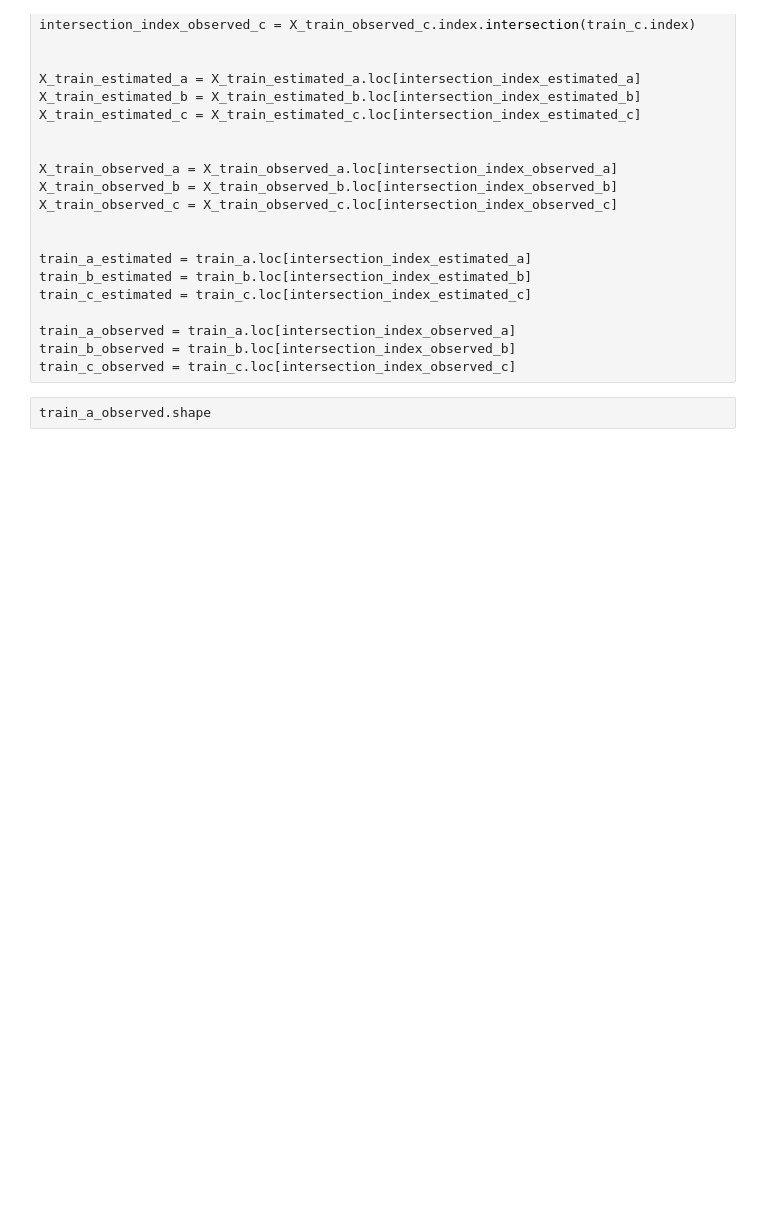
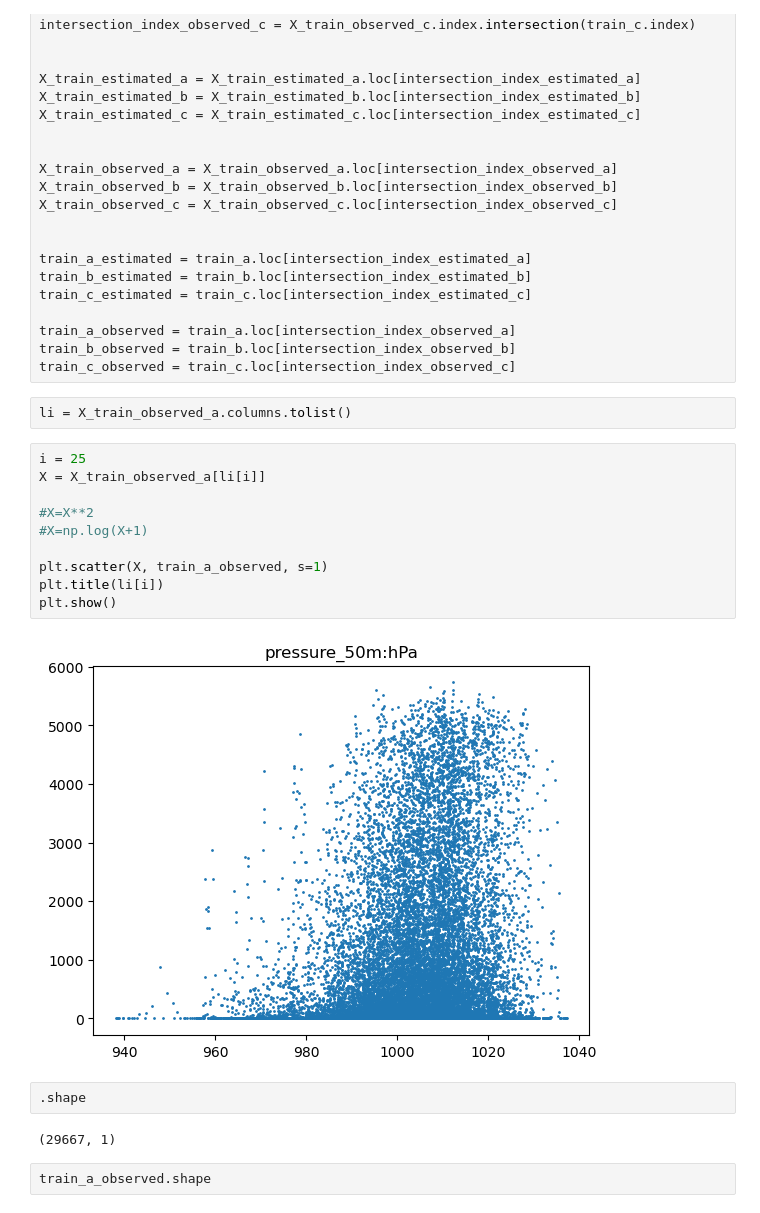
Before and after one commit to soricm/Time-Series-Forecasting-Solar-Energy-Production, a Jupyter notebook: marijan/DATA-PROCESSING-CLEAN.ipynb, the cells around one changed output. Saved outputs shown, nothing was run; the diff lists cells and outputs as text; blank space fills up the shorter version.

```diff
--- a/marijan/DATA-PROCESSING-CLEAN.ipynb
+++ b/marijan/DATA-PROCESSING-CLEAN.ipynb
@@ -142,6 +142,24 @@ train_c_estimated = train_c.loc[intersection_index_estimated_c]
 train_a_observed = train_a.loc[intersection_index_observed_a]
 train_b_observed = train_b.loc[intersection_index_observed_b]
 train_c_observed = train_c.loc[intersection_index_observed_c]
+# %%
+li = X_train_observed_a.columns.tolist()
+# %%
+i = 25
+X = X_train_observed_a[li[i]]
+
+#X=X**2
+#X=np.log(X+1)
+
+plt.scatter(X, train_a_observed, s=1)
+plt.title(li[i])
+plt.show()
+# %% [output]
+[figure, added]
+# %%
+.shape
+# %% [output]
+(29667, 1)
 # %%
 train_a_observed.shape
 # %% [output]
```
Also changed, not shown: 7 other files.
